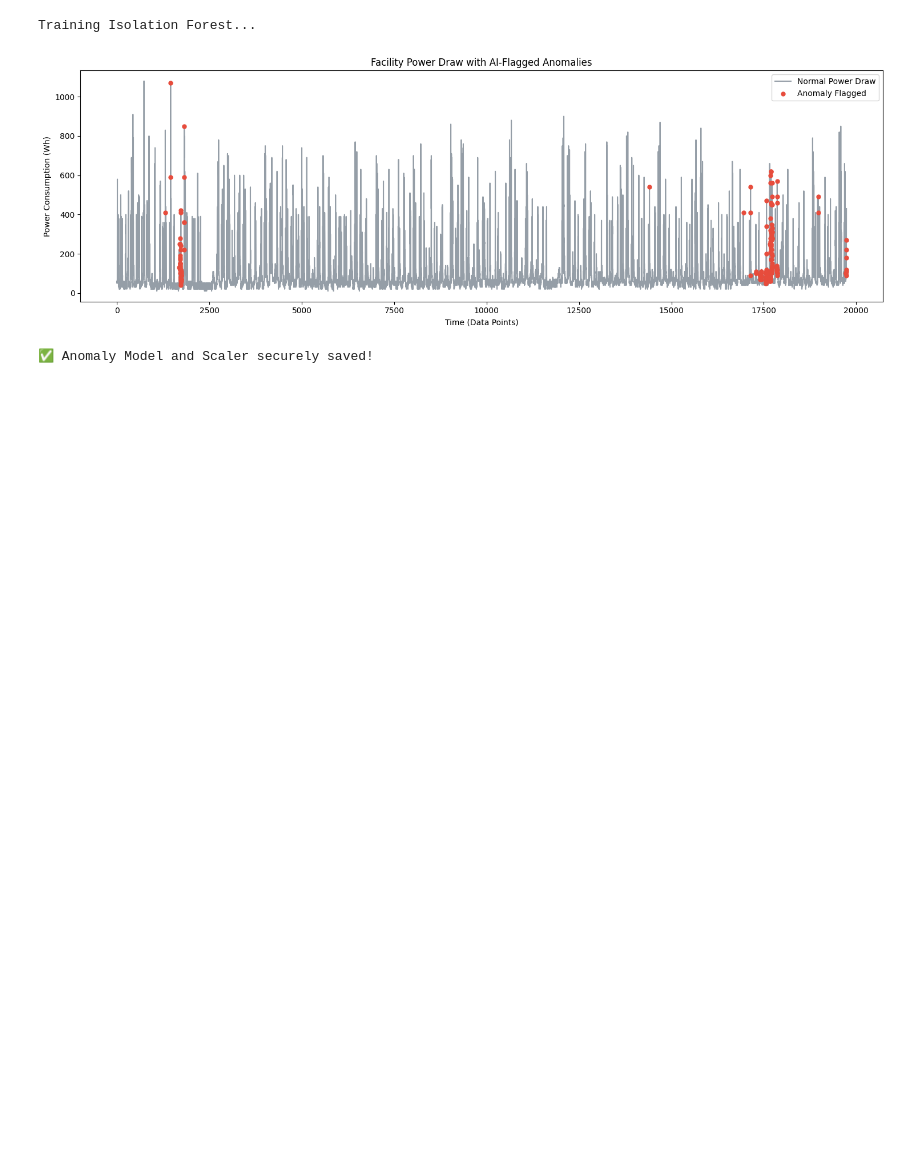
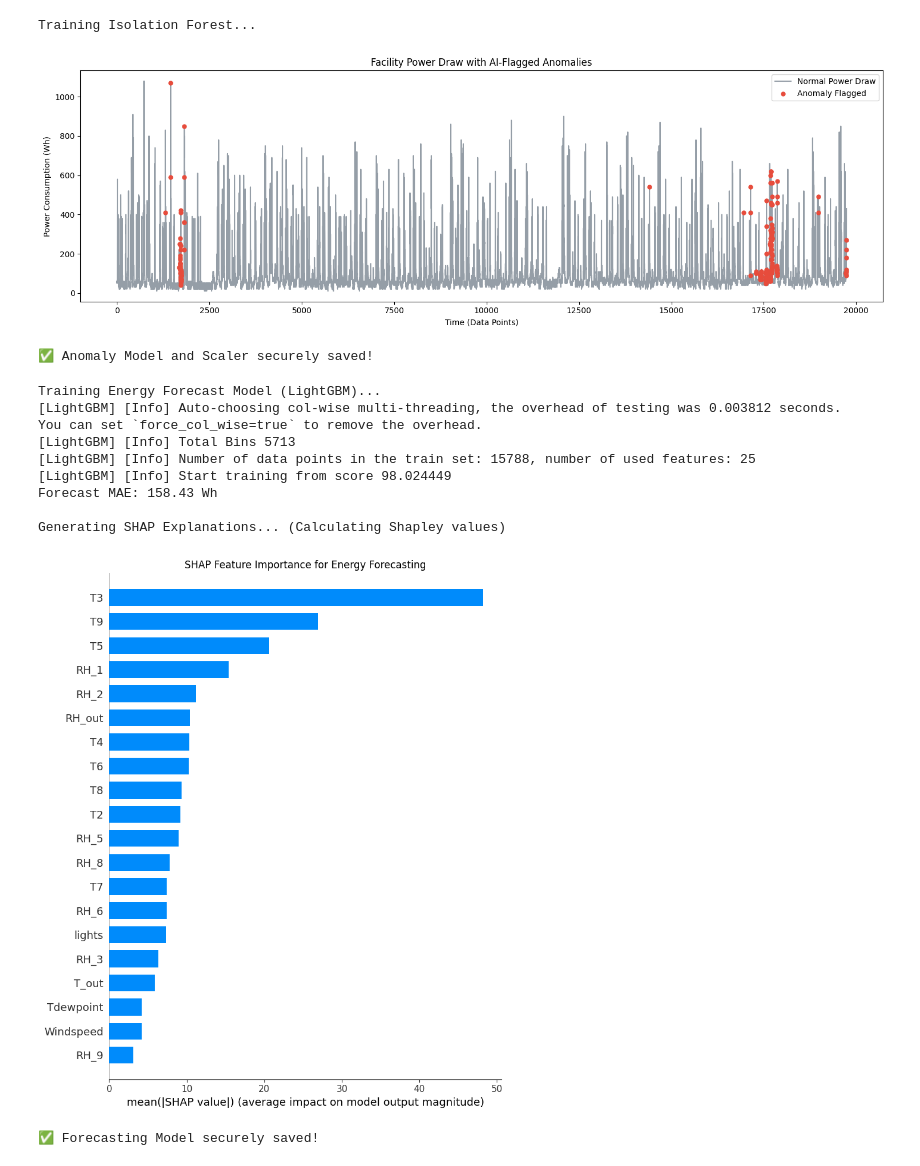
Before and after one commit to 97Priyanshu/SentinelML, a Jupyter notebook: notebooks/01_energy_eda.ipynb, the cells around one changed output. Drawn from its saved outputs; the diff is of its cells as text; code cells hidden in the pictures; blank space fills up the shorter version.

Commit message:
updated frontend added groq api input and refined the ui and trained LightGBM energy forecaster and added SHAP explainability

```diff
--- a/notebooks/01_energy_eda.ipynb
+++ b/notebooks/01_energy_eda.ipynb
@@ -55,3 +55,65 @@ print("✅ Anomaly Model and Scaler securely saved!")
 Training Isolation Forest...
 [figure]
 ✅ Anomaly Model and Scaler securely saved!
+# %%
+import pandas as pd
+import lightgbm as lgb
+import shap
+import matplotlib.pyplot as plt
+from sklearn.model_selection import train_test_split
+from sklearn.metrics import mean_absolute_error
+import joblib
+import os
+
+# 1. Load the Data
+df = pd.read_csv('../data/raw/energydata_complete.csv')
+
+# The target we want to forecast is 'Appliances' (Energy draw in Wh)
+# We drop the target from the features, as well as the date and random variables
+X = df.drop(columns=['date', 'rv1', 'rv2', 'Appliances'])
+y = df['Appliances']
+
+# 2. Time-Series Split
+# CRITICAL: We use shuffle=False. In time-series forecasting, you can't randomly
+# mix the data. You must train on the past to predict the future.
+X_train, X_test, y_train, y_test = train_test_split(X, y, test_size=0.2, shuffle=False)
+
+# 3. Train the LightGBM Forecaster
+print("Training Energy Forecast Model (LightGBM)...")
+lgb_model = lgb.LGBMRegressor(n_estimators=150, learning_rate=0.05, random_state=42)
+lgb_model.fit(X_train, y_train)
+
+# Test the accuracy
+preds = lgb_model.predict(X_test)
+mae = mean_absolute_error(y_test, preds)
+print(f"Forecast MAE: {mae:.2f} Wh")
+
+# 4. SHAP Explainability (Option 2)
+print("\nGenerating SHAP Explanations... (Calculating Shapley values)")
+# We use a TreeExplainer specifically designed for models like LightGBM/XGBoost
+explainer = shap.TreeExplainer(lgb_model)
+shap_values = explainer.shap_values(X_test)
+
+# Visualize the Feature Importance
+plt.figure(figsize=(10, 6))
+shap.summary_plot(shap_values, X_test, plot_type="bar", show=False)
+plt.title("SHAP Feature Importance for Energy Forecasting")
+plt.tight_layout()
+plt.show()
+
+# 5. Save the Forecaster for FastAPI
+os.makedirs('../models', exist_ok=True)
+joblib.dump(lgb_model, '../models/forecast_lgb_model.pkl')
+print("✅ Forecasting Model securely saved!")
+# %% [output]
+Training Energy Forecast Model (LightGBM)...
+[LightGBM] [Info] Auto-choosing col-wise multi-threading, the overhead of testing was 0.003812 seconds.
+You can set `force_col_wise=true` to remove the overhead.
+[LightGBM] [Info] Total Bins 5713
+[LightGBM] [Info] Number of data points in the train set: 15788, number of used features: 25
+[LightGBM] [Info] Start training from score 98.024449
+Forecast MAE: 158.43 Wh
+
+Generating SHAP Explanations... (Calculating Shapley values)
+[figure, added]
+✅ Forecasting Model securely saved!
```
Also changed, not shown: 5 other files.
